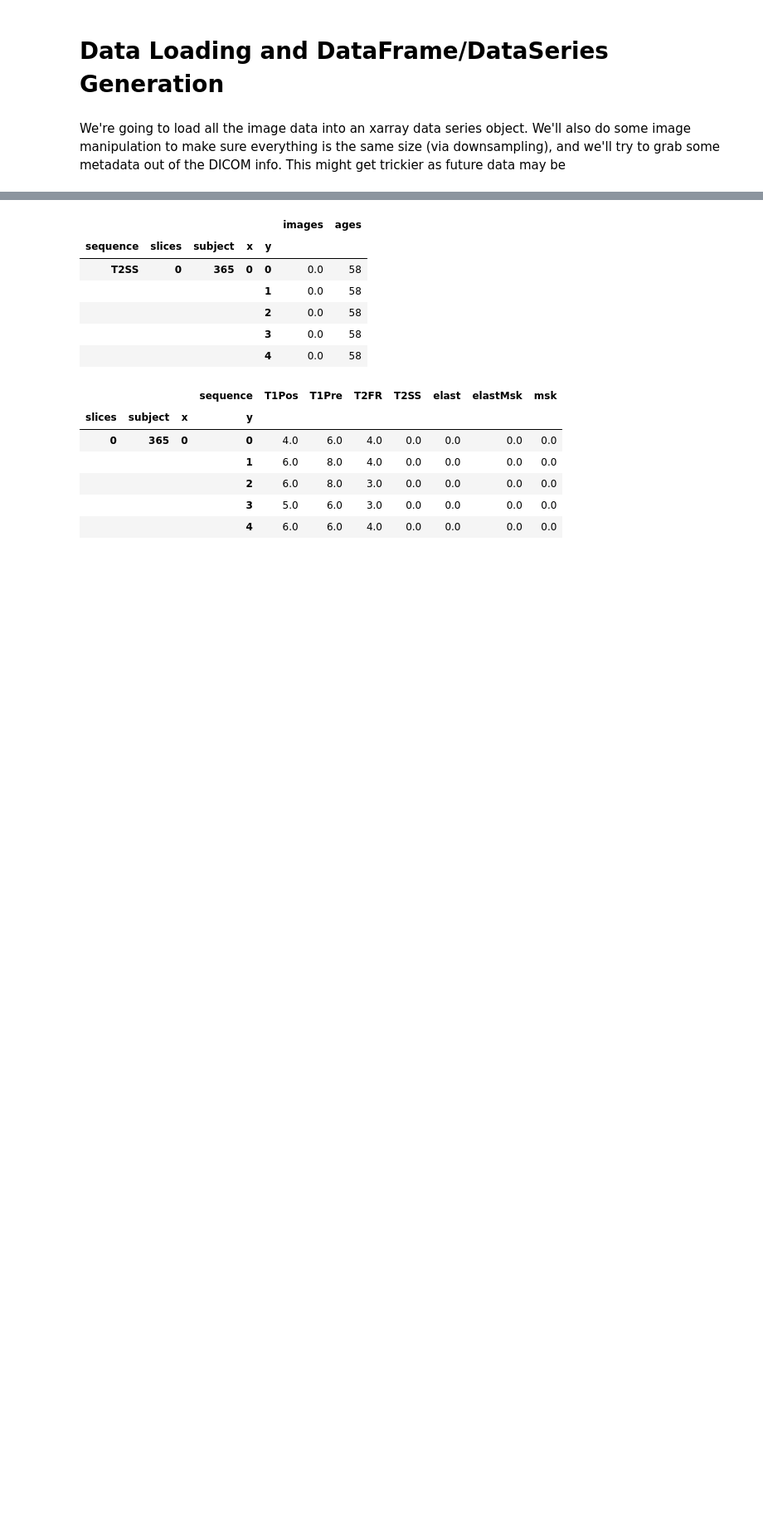
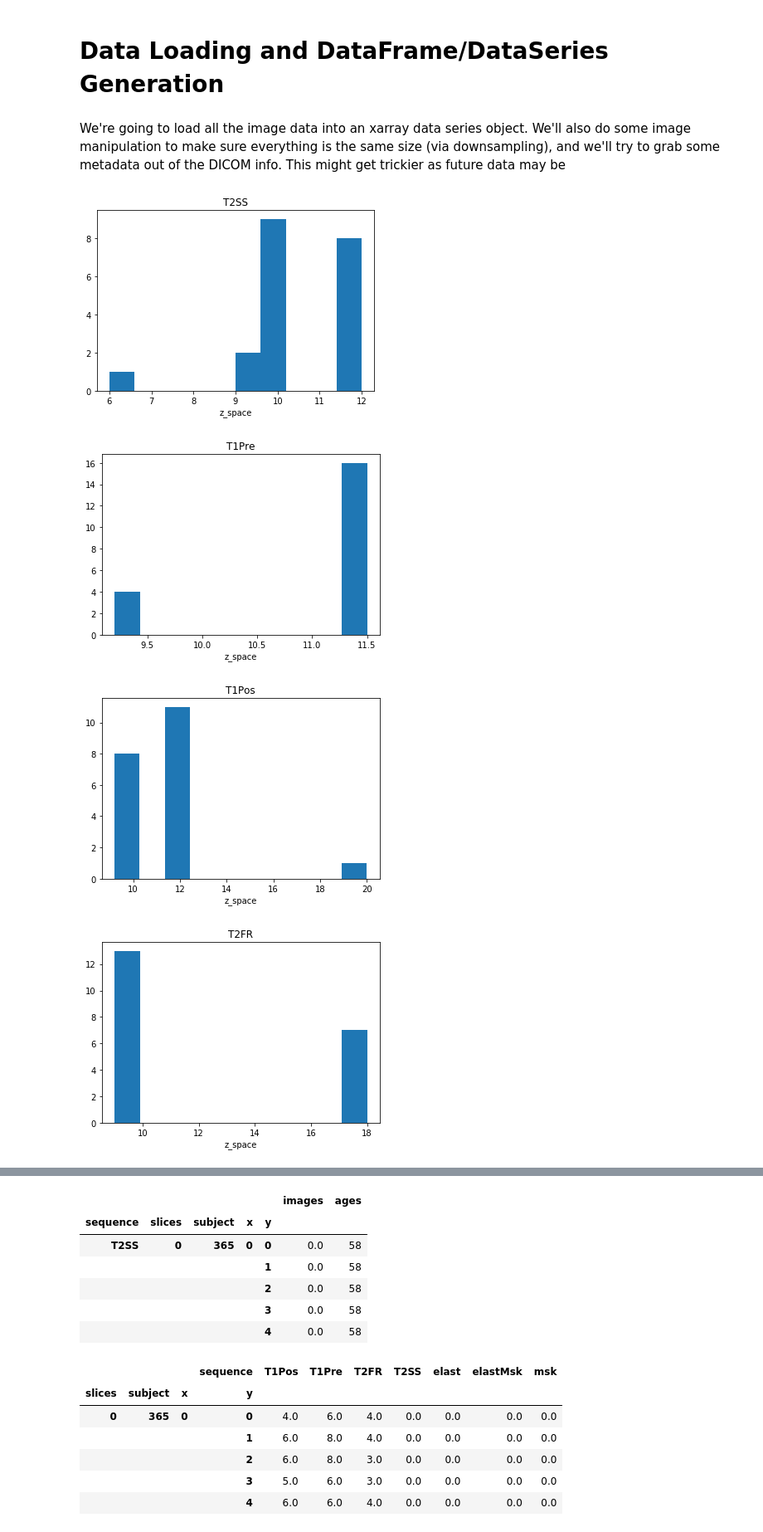
Before and after one commit to batmanlab/predictElasticity, a Jupyter notebook: notebooks/data_analysis.ipynb, the cells around one changed output, grey strips where cells are left out. Shown: that part at 83% size. Saved outputs shown, nothing was run; the diff lists cells and outputs as text; code cells hidden in the pictures; blank space fills up the shorter version.

```diff
--- a/notebooks/data_analysis.ipynb
+++ b/notebooks/data_analysis.ipynb
@@ -25,6 +25,16 @@ subdir_names = ['SE00001','SE00002','SE00003','SE00004','SE00005','SE00006']
 sequence_labels = ['T2SS', 'T1Pre', 'T1Pos', 'T2FR', 'elastMsk', 'elast']
 extras = ['extra1', 'extra2', 'extra3', 'extra4']
 # %%
-ds = pkl.load(open(full_data_dir+'mre_ds_transform_2.p', 'rb'))
+ds = pkl.load(open(full_data_dir+'mre_ds_preprocess_1.p', 'rb'))
 # %%
-ds = ds.drop(['extra2','extra3','extra4'], dim='sequence')
+ds = ds.drop(['extra0','extra1','extra2','extra3'], dim='sequence')
+# %%
+for seq in sequence_labels:
+    ds.sel(sequence=seq).z_space.plot.hist()
+    plt.title(seq)
+    plt.show()
+# %% [output]
+[figure, added]
+[figure, added]
+[figure, added]
+[figure, added]
```
Also changed, not shown: parts of 1 cell of this notebook, 1 other file.
